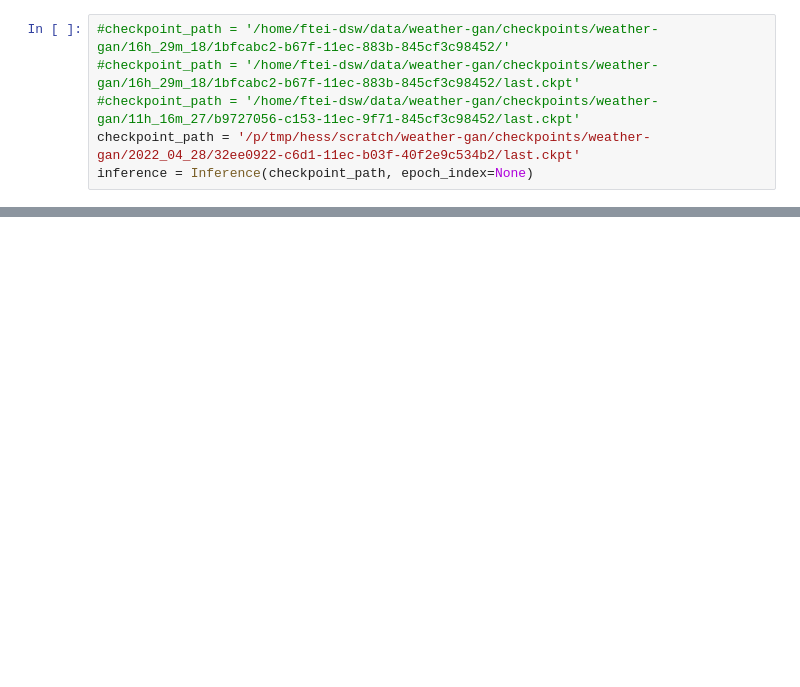
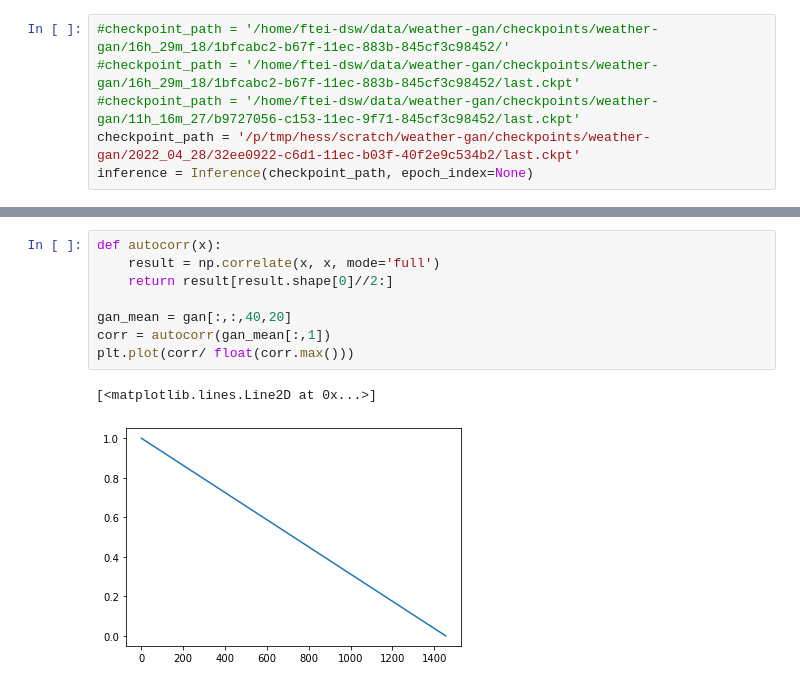
Before and after one commit to p-hss/weather-gan, a Jupyter notebook: notebooks/dev-inference.ipynb, the cells around one changed output, grey strips where cells are left out. Cells and saved outputs as stored; diff of their text form; blank space fills up the shorter version.

```diff
--- a/notebooks/dev-inference.ipynb
+++ b/notebooks/dev-inference.ipynb
@@ -109,0 +61,11 @@ plt.show()
+# %%
+def autocorr(x):
+    result = np.correlate(x, x, mode='full')
+    return result[result.shape[0]//2:]
+
+gan_mean = gan[:,:,40,20]
+corr = autocorr(gan_mean[:,1])
+plt.plot(corr/ float(corr.max()))
+# %% [output]
+[<matplotlib.lines.Line2D at 0x...>]
+[figure, added]
```
Also changed, not shown: parts of 8 cells of this notebook, 2 other files.
